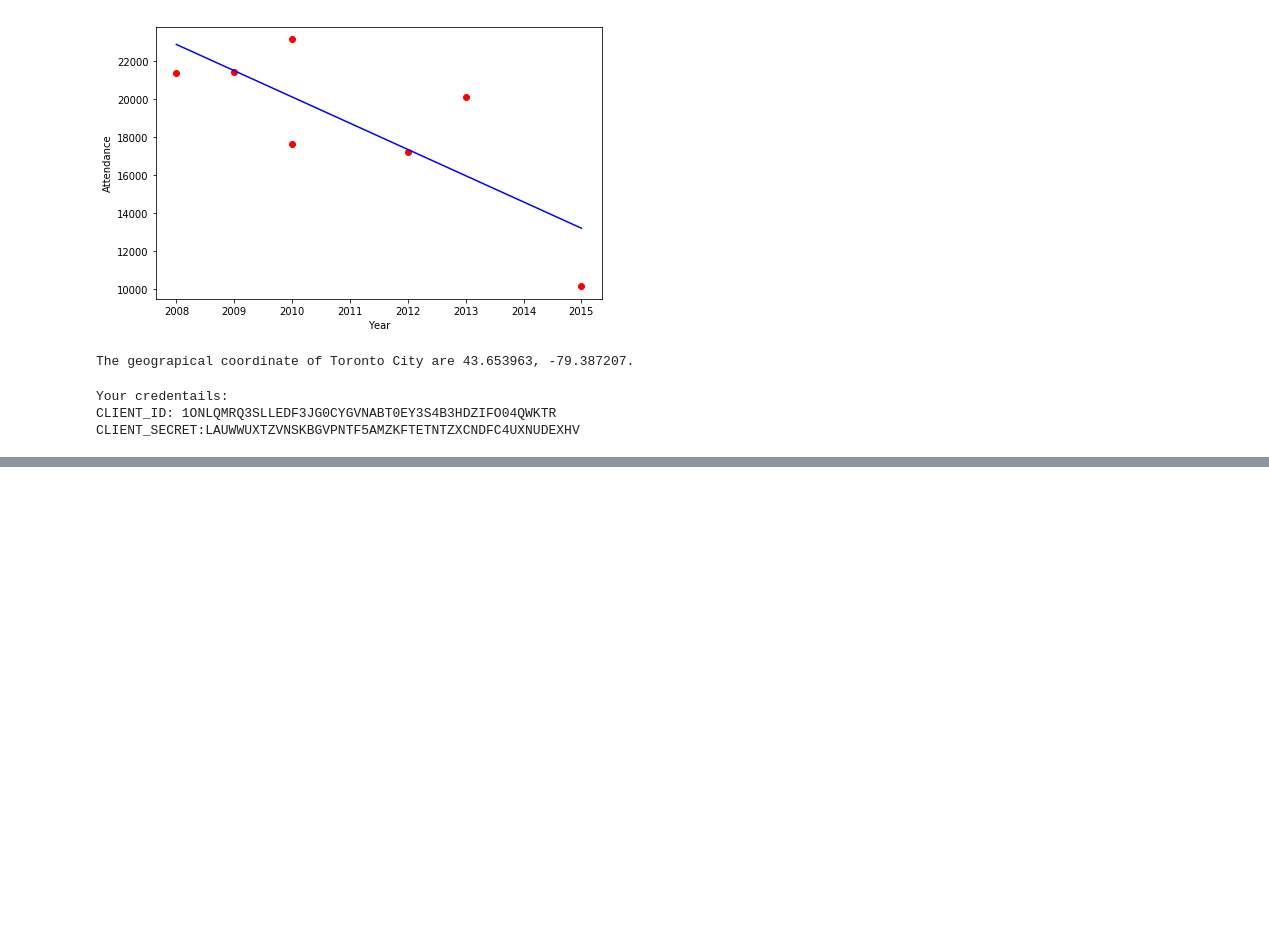
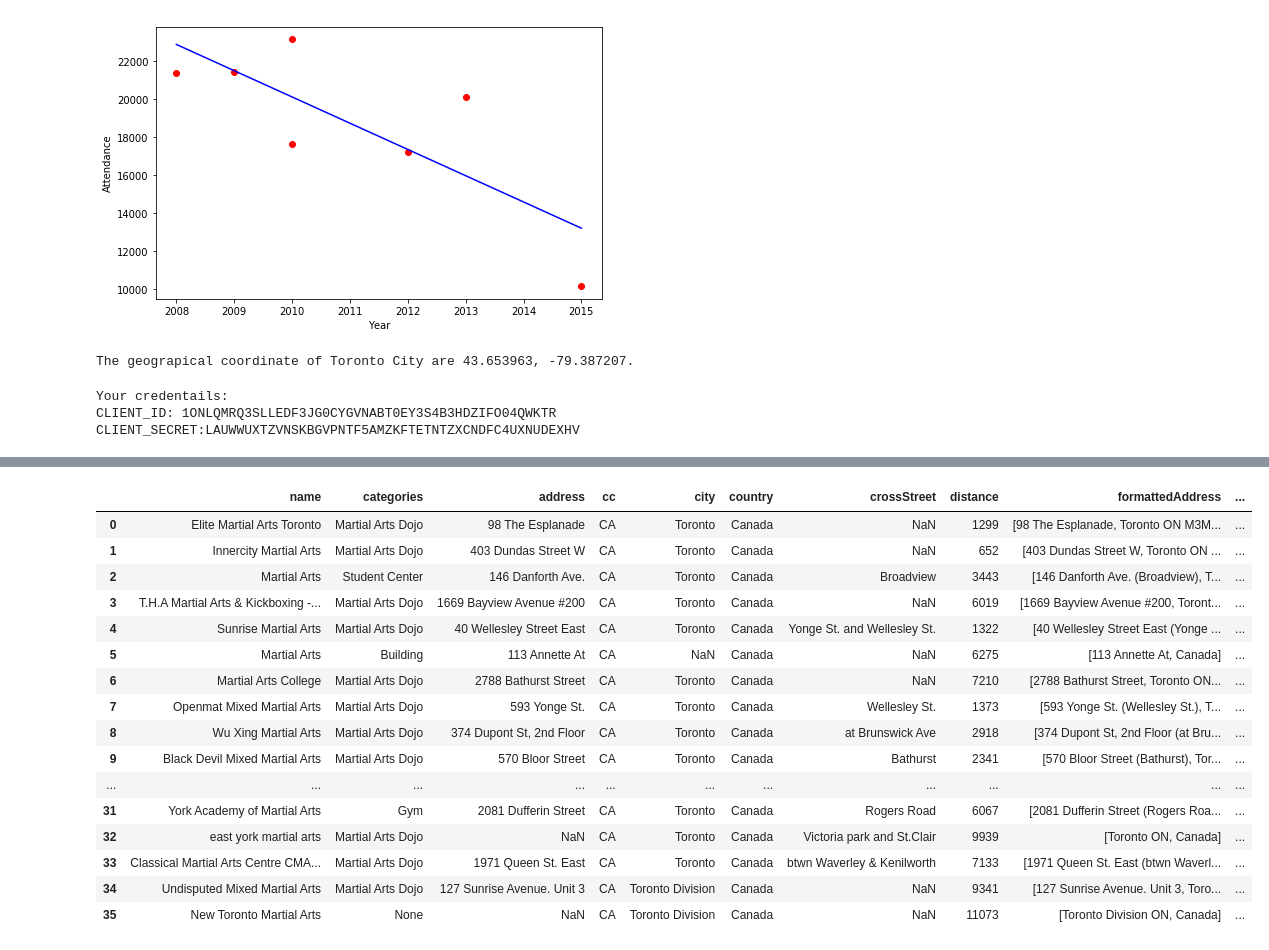
Before and after one commit to ZhichenSong/Coursera-Capstone, a Jupyter notebook: The Battle of Neighborhoods.ipynb, the cells around one changed output, grey strips where cells are left out. Drawn from its saved outputs; the diff is of its cells as text; code cells hidden in the pictures; blank space fills up the shorter version.

```diff
--- a/The Battle of Neighborhoods.ipynb
+++ b/The Battle of Neighborhoods.ipynb
@@ -303,7 +300,7 @@ The geograpical coordinate of Toronto City are 43.653963, -79.387207.
 CLIENT_ID = '1ONLQMRQ3SLLEDF3JG0CYGVNABT0EY3S4B3HDZIFO04QWKTR' # your Foursquare ID
 CLIENT_SECRET = 'LAUWWUXTZVNSKBGVPNTF5AMZKFTETNTZXCNDFC4UXNUDEXHV' # your Foursquare Secret
 VERSION = '20180605' # Foursquare API version
-
+LIMIT = 100
 print('Your credentails:')
 print('CLIENT_ID: ' + CLIENT_ID)
 print('CLIENT_SECRET:' + CLIENT_SECRET)
@@ -311,3 +308,8 @@ print('CLIENT_SECRET:' + CLIENT_SECRET)
 Your credentails:
 CLIENT_ID: 1ONLQMRQ3SLLEDF3JG0CYGVNABT0EY3S4B3HDZIFO04QWKTR
 CLIENT_SECRET:LAUWWUXTZVNSKBGVPNTF5AMZKFTETNTZXCNDFC4UXNUDEXHV
+# %%
+search_query = 'Martial Arts MMA'
+radius = 10000
+url = 'https://api.foursquare.com/v2/venues/search?client_id={}&client_secret={}&ll={},{}&v={}&query={}&radius={}&limit={}'.format(CLIENT_ID, CLIENT_SECRET, latitude, longitude, VERSION, search_query, radius, LIMIT)
+url
@@ -313,0 +318,8 @@ CLIENT_SECRET:LAUWWUXTZVNSKBGVPNTF5AMZKFTETNTZXCNDFC4UXNUDEXHV
+# %%
+results = requests.get(url).json()
+# %%
+venues = results['response']['venues']
+
+# tranform venues into a dataframe
+dataframe = json_normalize(venues)
+dataframe
@@ -313,0 +344,41 @@ CLIENT_SECRET:LAUWWUXTZVNSKBGVPNTF5AMZKFTETNTZXCNDFC4UXNUDEXHV
+# %%
+filtered_columns = ['name', 'categories'] + [col for col in dataframe.columns if col.startswith('location.')] + ['id']
+dataframe_filtered = dataframe.loc[:, filtered_columns]
+
+# function that extracts the category of the venue
+def get_category_type(row):
+    try:
+        categories_list = row['categories']
+    except:
+        categories_list = row['venue.categories']
+
+    if len(categories_list) == 0:
+        return None
+    else:
+        return categories_list[0]['name']
+
+# filter the category for each row
+dataframe_filtered['categories'] = dataframe_filtered.apply(get_category_type, axis=1)
+
+# clean column names by keeping only last term
+dataframe_filtered.columns = [column.split('.')[-1] for column in dataframe_filtered.columns]
+
+dataframe_filtered
+# %% [output]
+|  | name | categories | address | cc | city | country | crossStreet | distance | formattedAddress | ... |
+| 0 | Elite Martial Arts Toronto | Martial Arts Dojo | 98 The Esplanade | CA | Toronto | Canada | NaN | 1299 | [98 The Esplanade, Toronto ON M3M... | ... |
+| 1 | Innercity Martial Arts | Martial Arts Dojo | 403 Dundas Street W | CA | Toronto | Canada | NaN | 652 | [403 Dundas Street W, Toronto ON ... | ... |
+| 2 | Martial Arts | Student Center | 146 Danforth Ave. | CA | Toronto | Canada | Broadview | 3443 | [146 Danforth Ave. (Broadview), T... | ... |
+| 3 | T.H.A Martial Arts & Kickboxing -... | Martial Arts Dojo | 1669 Bayview Avenue #200 | CA | Toronto | Canada | NaN | 6019 | [1669 Bayview Avenue #200, Toront... | ... |
+| 4 | Sunrise Martial Arts | Martial Arts Dojo | 40 Wellesley Street East | CA | Toronto | Canada | Yonge St. and Wellesley St. | 1322 | [40 Wellesley Street East (Yonge ... | ... |
+| 5 | Martial Arts | Building | 113 Annette At | CA | NaN | Canada | NaN | 6275 | [113 Annette At, Canada] | ... |
+| 6 | Martial Arts College | Martial Arts Dojo | 2788 Bathurst Street | CA | Toronto | Canada | NaN | 7210 | [2788 Bathurst Street, Toronto ON... | ... |
+| 7 | Openmat Mixed Martial Arts | Martial Arts Dojo | 593 Yonge St. | CA | Toronto | Canada | Wellesley St. | 1373 | [593 Yonge St. (Wellesley St.), T... | ... |
+| 8 | Wu Xing Martial Arts | Martial Arts Dojo | 374 Dupont St, 2nd Floor | CA | Toronto | Canada | at Brunswick Ave | 2918 | [374 Dupont St, 2nd Floor (at Bru... | ... |
+| 9 | Black Devil Mixed Martial Arts | Martial Arts Dojo | 570 Bloor Street | CA | Toronto | Canada | Bathurst | 2341 | [570 Bloor Street (Bathurst), Tor... | ... |
+| ... | ... | ... | ... | ... | ... | ... | ... | ... | ... | ... |
+| 31 | York Academy of Martial Arts | Gym | 2081 Dufferin Street | CA | Toronto | Canada | Rogers Road | 6067 | [2081 Dufferin Street (Rogers Roa... | ... |
+| 32 | east york martial arts | Martial Arts Dojo | NaN | CA | Toronto | Canada | Victoria park and St.Clair | 9939 | [Toronto ON, Canada] | ... |
+| 33 | Classical Martial Arts Centre CMA... | Martial Arts Dojo | 1971 Queen St. East | CA | Toronto | Canada | btwn Waverley & Kenilworth | 7133 | [1971 Queen St. East (btwn Waverl... | ... |
+| 34 | Undisputed Mixed Martial Arts | Martial Arts Dojo | 127 Sunrise Avenue. Unit 3 | CA | Toronto Division | Canada | NaN | 9341 | [127 Sunrise Avenue. Unit 3, Toro... | ... |
+| 35 | New Toronto Martial Arts | None | NaN | CA | Toronto Division | Canada | NaN | 11073 | [Toronto Division ON, Canada] | ... |
```
Also changed, not shown: parts of 17 cells of this notebook.
